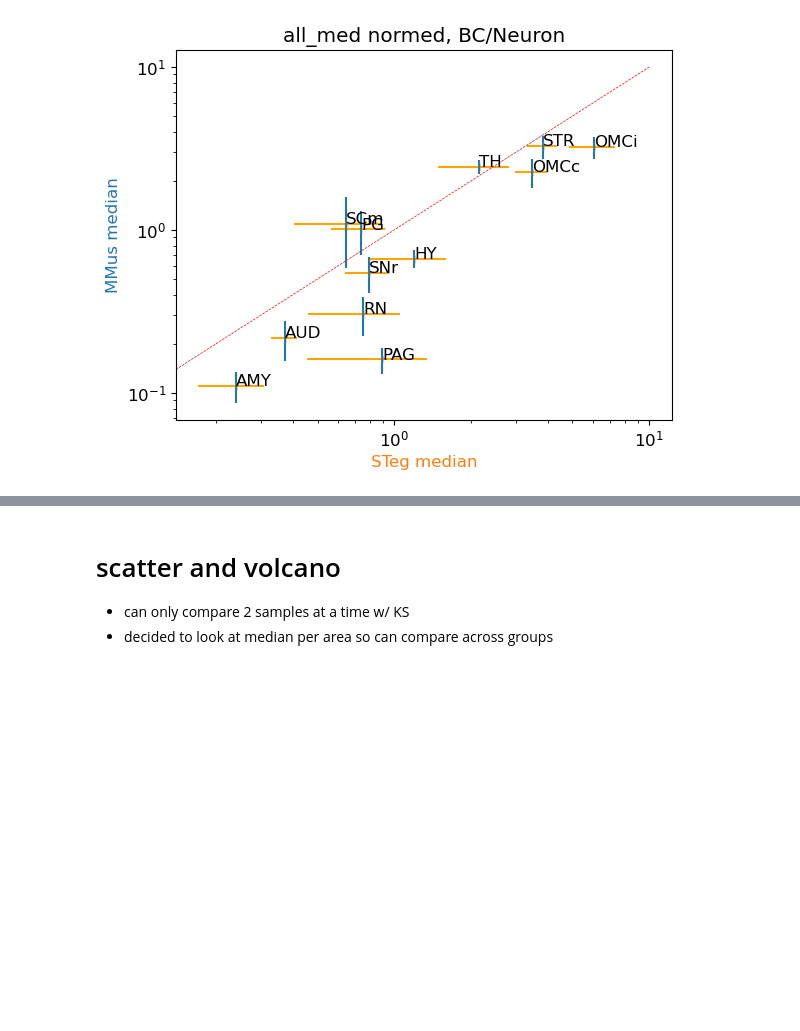
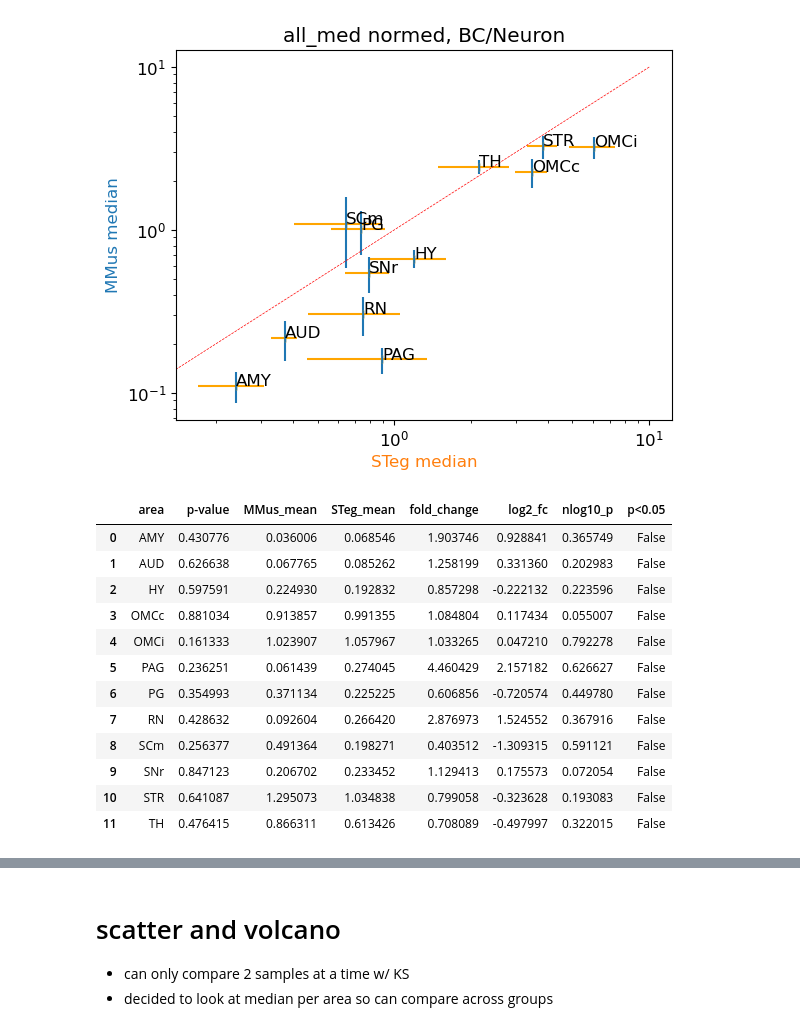
Before and after one commit to eisko/MAPseq_analysis, a Jupyter notebook: BC_neuron_cdfs_V2_231117.ipynb, the cells around one changed output, grey strips where cells are left out. Saved outputs shown, nothing was run; the diff lists cells and outputs as text; code cells hidden in the pictures; blank space fills up the shorter version.

```diff
--- a/BC_neuron_cdfs_V2_231117.ipynb
+++ b/BC_neuron_cdfs_V2_231117.ipynb
@@ -383,6 +370,22 @@ Setting a gradient palette using color= is deprecated and will be removed in v0.
 # plt.show()
 # %% [output]
 [figure]
+# %%
+plot
+# %% [output]
+|  | area | p-value | MMus_mean | STeg_mean | fold_change | log2_fc | nlog10_p | p<0.05 |
+| 0 | AMY | 0.430776 | 0.036006 | 0.068546 | 1.903746 | 0.928841 | 0.365749 | False |
+| 1 | AUD | 0.626638 | 0.067765 | 0.085262 | 1.258199 | 0.331360 | 0.202983 | False |
+| 2 | HY | 0.597591 | 0.224930 | 0.192832 | 0.857298 | -0.222132 | 0.223596 | False |
+| 3 | OMCc | 0.881034 | 0.913857 | 0.991355 | 1.084804 | 0.117434 | 0.055007 | False |
+| 4 | OMCi | 0.161333 | 1.023907 | 1.057967 | 1.033265 | 0.047210 | 0.792278 | False |
+| 5 | PAG | 0.236251 | 0.061439 | 0.274045 | 4.460429 | 2.157182 | 0.626627 | False |
+| 6 | PG | 0.354993 | 0.371134 | 0.225225 | 0.606856 | -0.720574 | 0.449780 | False |
+| 7 | RN | 0.428632 | 0.092604 | 0.266420 | 2.876973 | 1.524552 | 0.367916 | False |
+| 8 | SCm | 0.256377 | 0.491364 | 0.198271 | 0.403512 | -1.309315 | 0.591121 | False |
+| 9 | SNr | 0.847123 | 0.206702 | 0.233452 | 1.129413 | 0.175573 | 0.072054 | False |
+| 10 | STR | 0.641087 | 1.295073 | 1.034838 | 0.799058 | -0.323628 | 0.193083 | False |
+| 11 | TH | 0.476415 | 0.866311 | 0.613426 | 0.708089 | -0.497997 | 0.322015 | False |
 # %%
 
 # volcano
```
Also changed, not shown: parts of 5 cells of this notebook, 4 other files.
